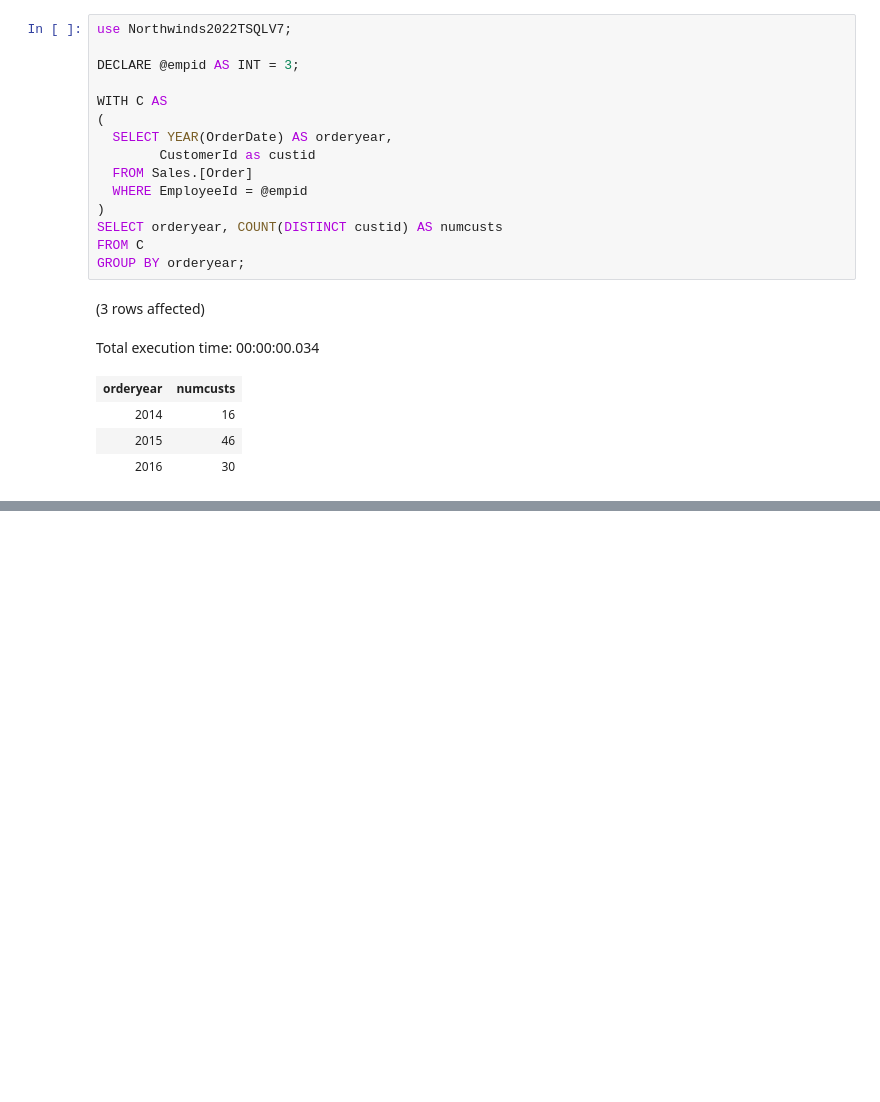
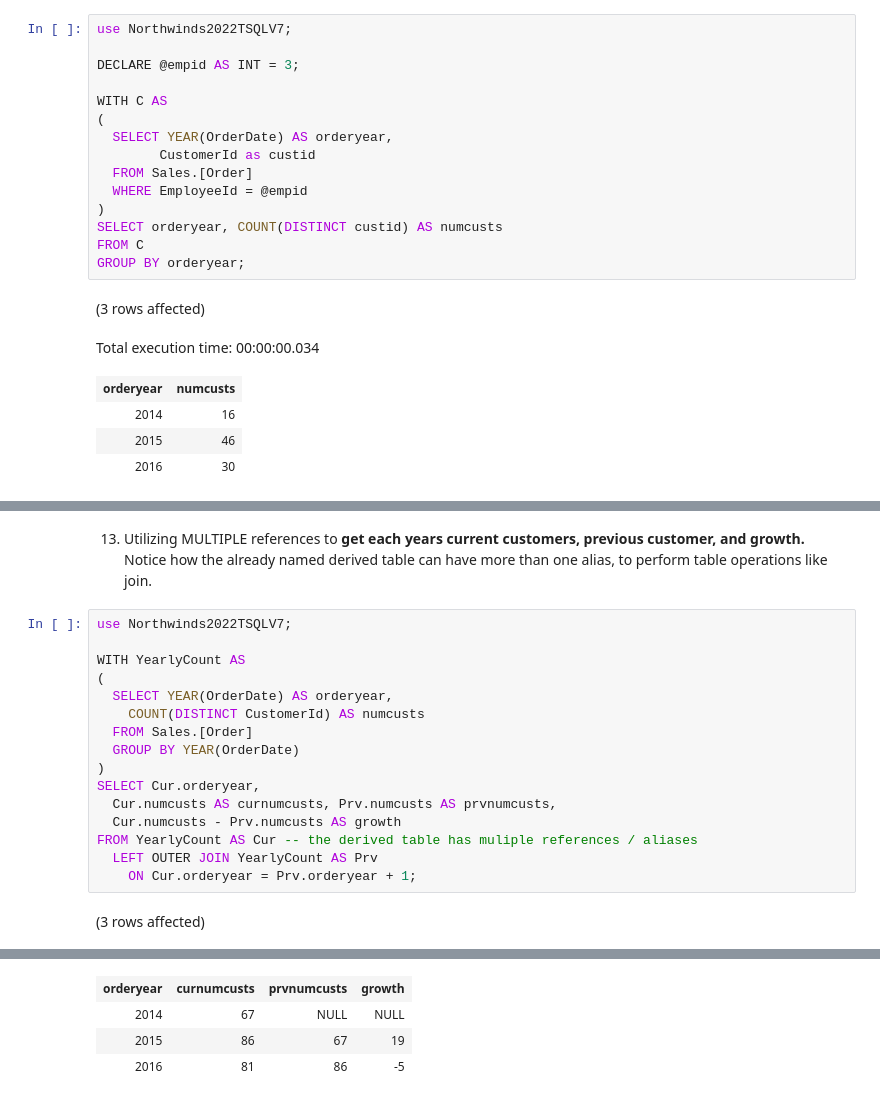
Before and after one commit to ryanmohamed/tsql_hw3, a Jupyter notebook: chapter5.ipynb, the cells around one changed output, grey strips where cells are left out. Drawn from its saved outputs; the diff is of its cells as text; blank space fills up the shorter version.

```diff
--- a/chapter5.ipynb
+++ b/chapter5.ipynb
@@ -220,0 +272,20 @@ Total execution time: 00:00:00.034
+# %% [markdown]
+13. Utilizing MULTIPLE references to **get each years current customers, previous customer, and growth.** Notice how the already named derived table can have more than one alias, to perform table operations like join.
+# %%
+use Northwinds2022TSQLV7;
+
+WITH YearlyCount AS
+(
+  SELECT YEAR(OrderDate) AS orderyear,
+    COUNT(DISTINCT CustomerId) AS numcusts
+  FROM Sales.[Order]
+  GROUP BY YEAR(OrderDate)
+)
+SELECT Cur.orderyear,
+  Cur.numcusts AS curnumcusts, Prv.numcusts AS prvnumcusts,
+  Cur.numcusts - Prv.numcusts AS growth
+FROM YearlyCount AS Cur -- the derived table has muliple references / aliases
+  LEFT OUTER JOIN YearlyCount AS Prv
+    ON Cur.orderyear = Prv.orderyear + 1;
+# %% [output]
+(3 rows affected)
@@ -220,0 +293,4 @@ Total execution time: 00:00:00.034
+| orderyear | curnumcusts | prvnumcusts | growth |
+| 2014 | 67 | NULL | NULL |
+| 2015 | 86 | 67 | 19 |
+| 2016 | 81 | 86 | -5 |
```
Also changed, not shown: parts of 8 cells of this notebook.
